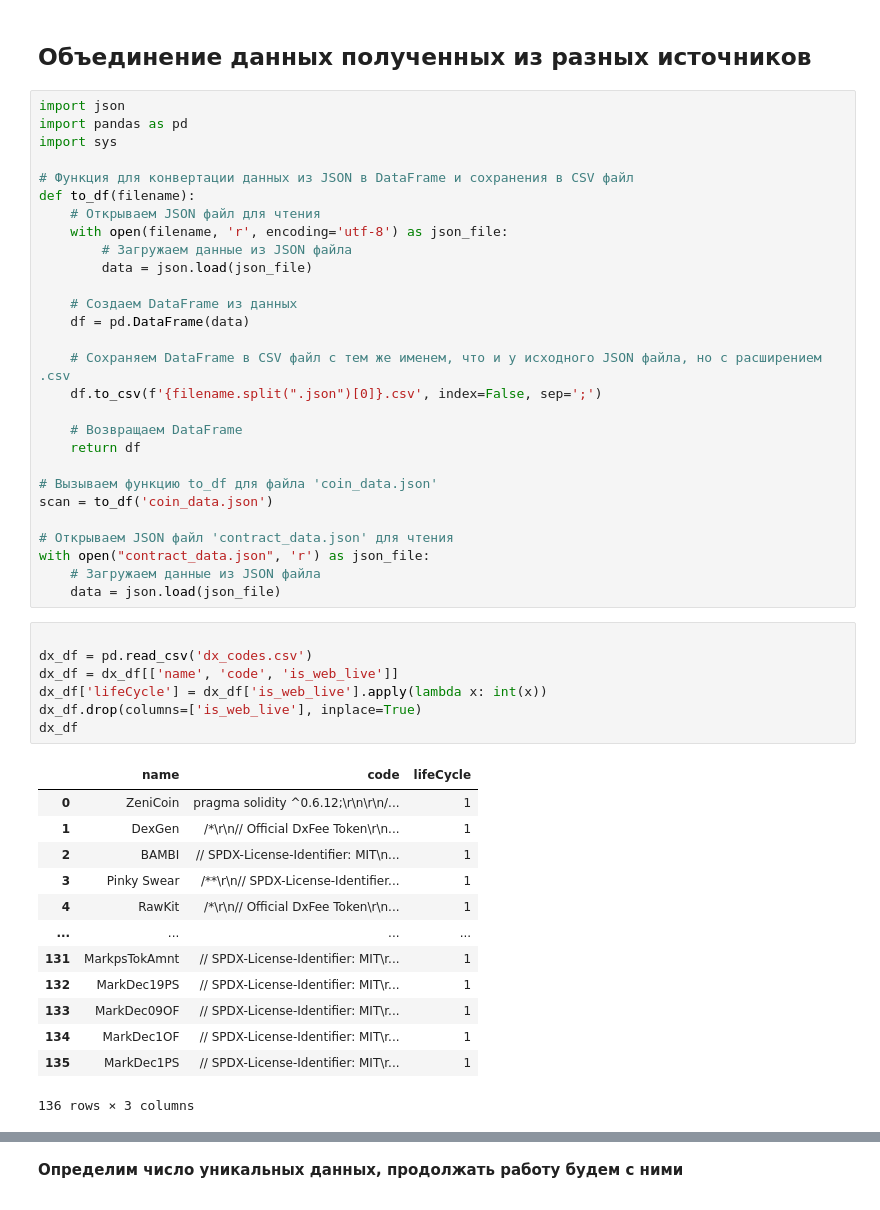
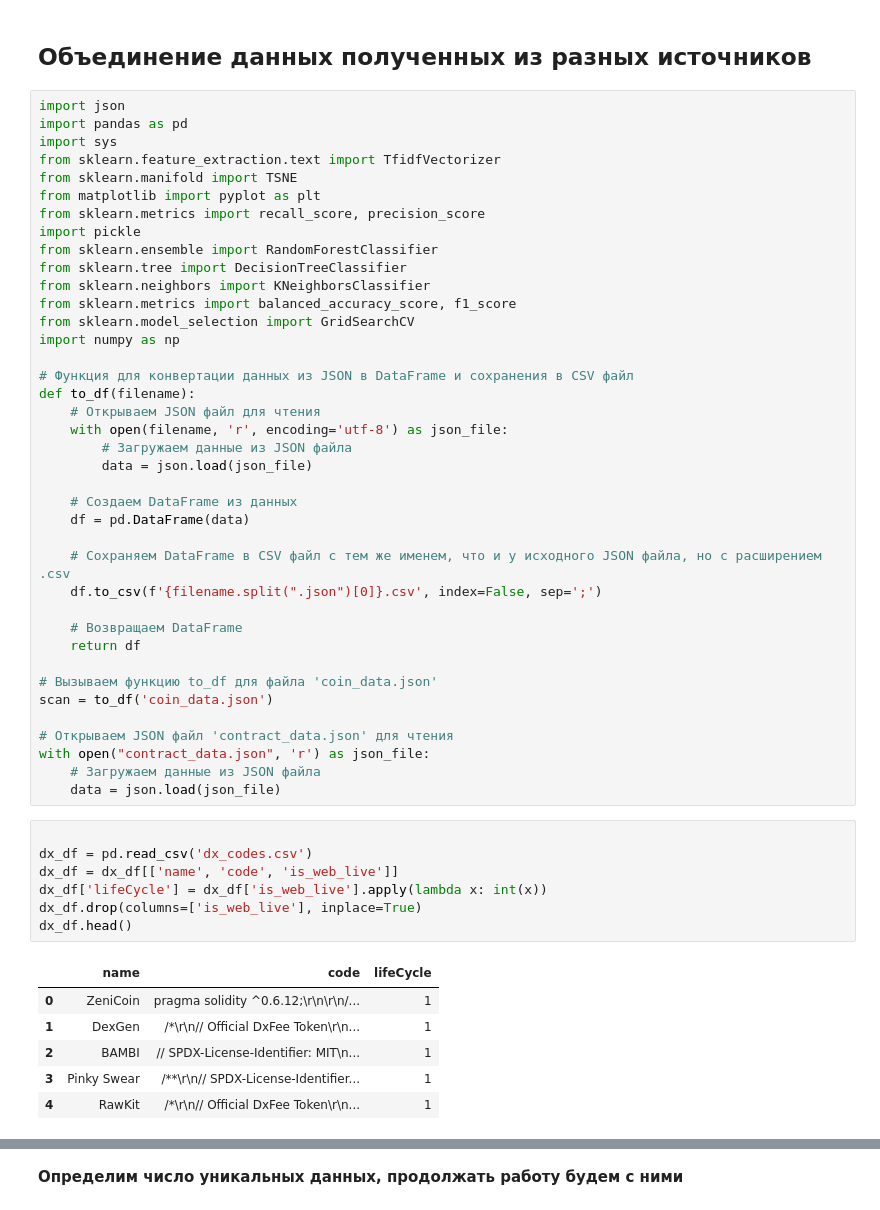
Before and after one commit to MagicKisa/Rug-Pull-check, a Jupyter notebook: data/analysis.ipynb, the cells around one changed output, grey strips where cells are left out. Drawn from its saved outputs; the diff is of its cells as text.

```diff
--- a/data/analysis.ipynb
+++ b/data/analysis.ipynb
@@ -6,6 +6,17 @@
 import json
 import pandas as pd
 import sys
+from sklearn.feature_extraction.text import TfidfVectorizer
+from sklearn.manifold import TSNE
+from matplotlib import pyplot as plt
+from sklearn.metrics import recall_score, precision_score
+import pickle
+from sklearn.ensemble import RandomForestClassifier
+from sklearn.tree import DecisionTreeClassifier
+from sklearn.neighbors import KNeighborsClassifier
+from sklearn.metrics import balanced_accuracy_score, f1_score
+from sklearn.model_selection import GridSearchCV
+import numpy as np
 
 # Функция для конвертации данных из JSON в DataFrame и сохранения в CSV файл
 def to_df(filename):
@@ -33,24 +44,17 @@ with open("contract_data.json", 'r') as json_file:
 # %%
 
 dx_df = pd.read_csv('dx_codes.csv')
 dx_df = dx_df[['name', 'code', 'is_web_live']]
 dx_df['lifeCycle'] = dx_df['is_web_live'].apply(lambda x: int(x))
 dx_df.drop(columns=['is_web_live'], inplace=True)
-dx_df
+dx_df.head()
 # %% [output]
 |  | name | code | lifeCycle |
 | 0 | ZeniCoin | pragma solidity ^0.6.12;\r\n\r\n/... | 1 |
 | 1 | DexGen | /*\r\n// Official DxFee Token\r\n... | 1 |
 | 2 | BAMBI | // SPDX-License-Identifier: MIT\n... | 1 |
 | 3 | Pinky Swear | /**\r\n// SPDX-License-Identifier... | 1 |
 | 4 | RawKit | /*\r\n// Official DxFee Token\r\n... | 1 |
-| ... | ... | ... | ... |
-| 131 | MarkpsTokAmnt | // SPDX-License-Identifier: MIT\r... | 1 |
-| 132 | MarkDec19PS | // SPDX-License-Identifier: MIT\r... | 1 |
-| 133 | MarkDec09OF | // SPDX-License-Identifier: MIT\r... | 1 |
-| 134 | MarkDec1OF | // SPDX-License-Identifier: MIT\r... | 1 |
-| 135 | MarkDec1PS | // SPDX-License-Identifier: MIT\r... | 1 |
-136 rows × 3 columns
 # %%
 cryptorank_df = pd.read_csv('cryptorank_codes.csv')
 cryptorank_df = cryptorank_df[~(cryptorank_df['lifeCycle'] == 'crowdsale')]
```
Also changed, not shown: parts of 62 cells of this notebook, 2 other files.
